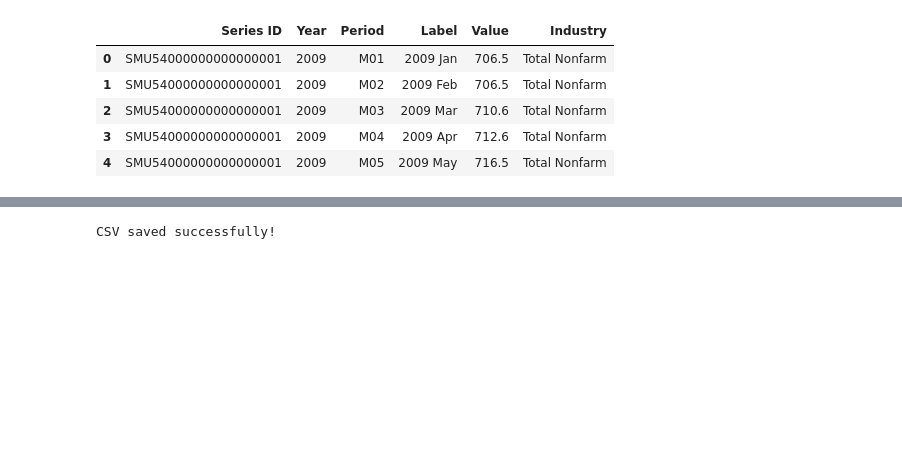
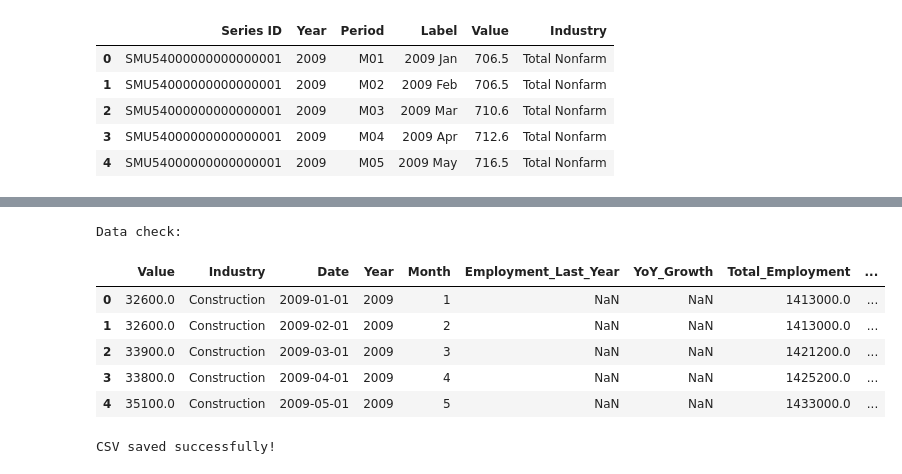
Before and after one commit to bgizzle78/nf-insights-project, a Jupyter notebook: notebooks/bls_employ_data_cleaning.ipynb, the cells around one changed output, grey strips where cells are left out. Cells and saved outputs as stored; diff of their text form; code cells hidden in the pictures; blank space fills up the shorter version.

```diff
--- a/notebooks/bls_employ_data_cleaning.ipynb
+++ b/notebooks/bls_employ_data_cleaning.ipynb
@@ -156,3 +236,31 @@ dtype: int64
+# %%
+# Sort by Industry and Date
+blsemp_df = blsemp_df.sort_values(['Industry', 'Date'])
+
+# Create a column for last month's employment
+blsemp_df['Employment_Last_Month'] = blsemp_df.groupby('Industry')['Value'].shift(1)
+
+# Calculate month-to-month job change
+blsemp_df['Job_Change_MoM'] = blsemp_df['Value'] - blsemp_df['Employment_Last_Month']
+
+# Year-over-Year Job Change
+blsemp_df['Job_Change_YoY'] = blsemp_df['Value'] - blsemp_df['Employment_Last_Year']
+
+# Round for readability
+blsemp_df['Job_Change_MoM'] = blsemp_df['Job_Change_MoM'].round(4)
+blsemp_df['Job_Change_YoY'] = blsemp_df['Job_Change_YoY'].round(4)
+
+# Data check
+print('Data check:')
+blsemp_df.head()
+# %% [output]
+Data check:
+|  | Value | Industry | Date | Year | Month | Employment_Last_Year | YoY_Growth | Total_Employment | ... |
+| 0 | 32600.0 | Construction | 2009-01-01 | 2009 | 1 | NaN | NaN | 1413000.0 | ... |
+| 1 | 32600.0 | Construction | 2009-02-01 | 2009 | 2 | NaN | NaN | 1413000.0 | ... |
+| 2 | 33900.0 | Construction | 2009-03-01 | 2009 | 3 | NaN | NaN | 1421200.0 | ... |
+| 3 | 33800.0 | Construction | 2009-04-01 | 2009 | 4 | NaN | NaN | 1425200.0 | ... |
+| 4 | 35100.0 | Construction | 2009-05-01 | 2009 | 5 | NaN | NaN | 1433000.0 | ... |
 # %%
 # Save cleaned data
 blsemp_df.to_csv('../../../workspace/nf-insights-project/data_clean/bls_employ_clean.csv')
```
Also changed, not shown: parts of 8 cells of this notebook, 1 other file.
